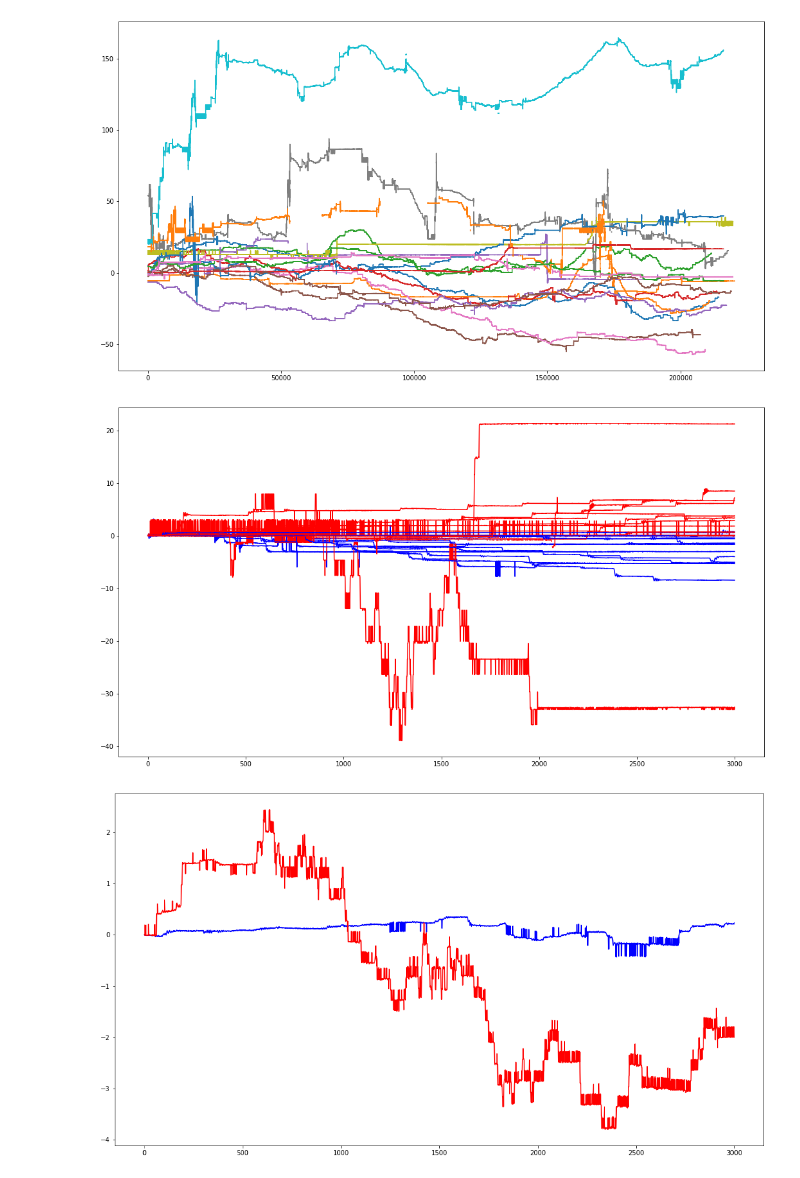
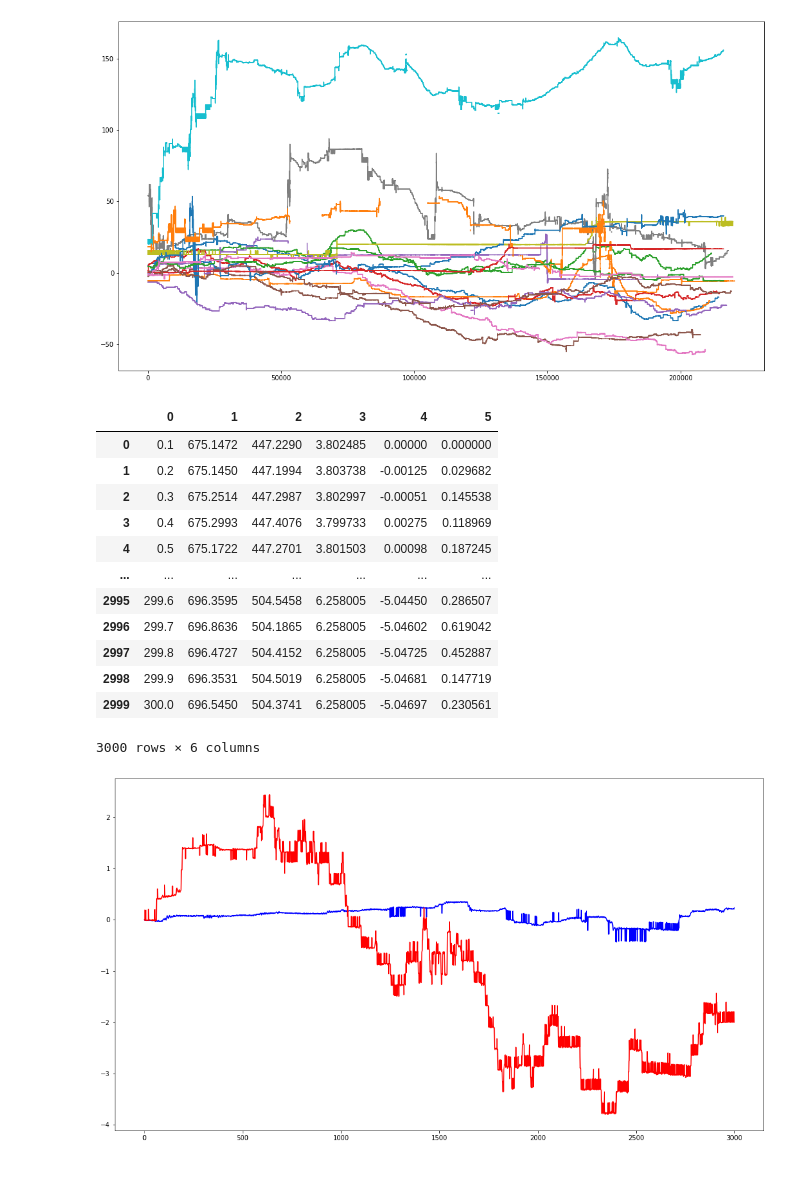
Before and after one commit to katarzyna-kupczyk/Effects-of-Methionine-on-the-OMR-in-Zebrafish-Larvae, a Jupyter notebook: notebooks/Making analysis functions.ipynb, the cells around one changed output. Cells and saved outputs as stored; diff of their text form; code cells hidden in the pictures.

```diff
--- a/notebooks/Making analysis functions.ipynb
+++ b/notebooks/Making analysis functions.ipynb
@@ -119,14 +120,28 @@ for i in range(1,18):
     exec(f'ax.plot(me{i}["cumulative_direction"])')
 # %% [output]
 [figure]
+# %%
+pd.DataFrame(Lme1C_10)
+# %% [output]
+|  | 0 | 1 | 2 | 3 | 4 | 5 |
+| 0 | 0.1 | 675.1472 | 447.2290 | 3.802485 | 0.00000 | 0.000000 |
+| 1 | 0.2 | 675.1450 | 447.1994 | 3.803738 | -0.00125 | 0.029682 |
+| 2 | 0.3 | 675.2514 | 447.2987 | 3.802997 | -0.00051 | 0.145538 |
+| 3 | 0.4 | 675.2993 | 447.4076 | 3.799733 | 0.00275 | 0.118969 |
+| 4 | 0.5 | 675.1722 | 447.2701 | 3.801503 | 0.00098 | 0.187245 |
+| ... | ... | ... | ... | ... | ... | ... |
+| 2995 | 299.6 | 696.3595 | 504.5458 | 6.258005 | -5.04450 | 0.286507 |
+| 2996 | 299.7 | 696.8636 | 504.1865 | 6.258005 | -5.04602 | 0.619042 |
+| 2997 | 299.8 | 696.4727 | 504.4152 | 6.258005 | -5.04725 | 0.452887 |
+| 2998 | 299.9 | 696.3531 | 504.5019 | 6.258005 | -5.04681 | 0.147719 |
+| 2999 | 300.0 | 696.5450 | 504.3741 | 6.258005 | -5.04697 | 0.230561 |
+3000 rows × 6 columns
 # %%
 fig, ax = plt.subplots(1,1,figsize=(18,10))
 # plt.ylim(-20,25)
 for i in range(1,18):
-    exec(f'ax.plot(Lme{i}C_10[:,4],c="b")')
-    exec(f'ax.plot(Rme{i}C_10[:,4],c="r")')
+    exec(f'ax.plot(Lme{i}C_10[:,0],Lme{i}C_10[:,4],c="b")')
+    exec(f'ax.plot(Rme{i}C_10[:,0],Rme{i}C_10[:,4],c="r")')
-# %% [output]
-[figure, removed]
 # %%
 for contrast in ['01','1','2','3','5','7','10']:
     exec(f'mean_LC{contrast} = np.nanmean(np.array([Lme1C_{contrast}[:,4],Lme2C_{contrast}[:,4],Lme3C_{contrast}[:,4],\
```
Also changed, not shown: parts of 2 cells of this notebook, 6 other files.
